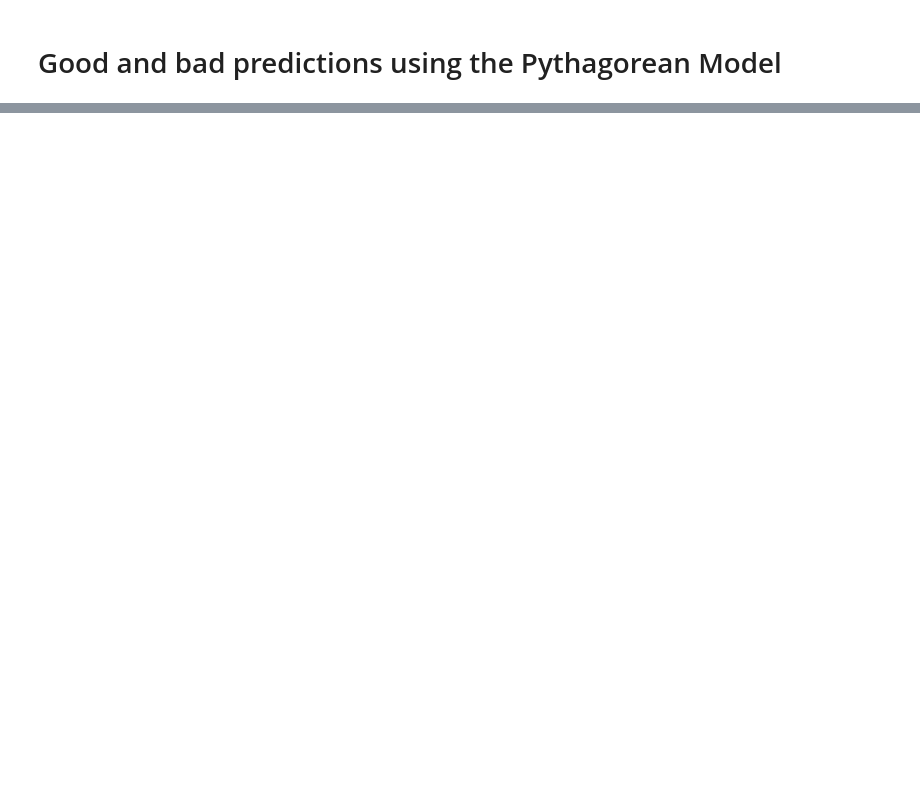
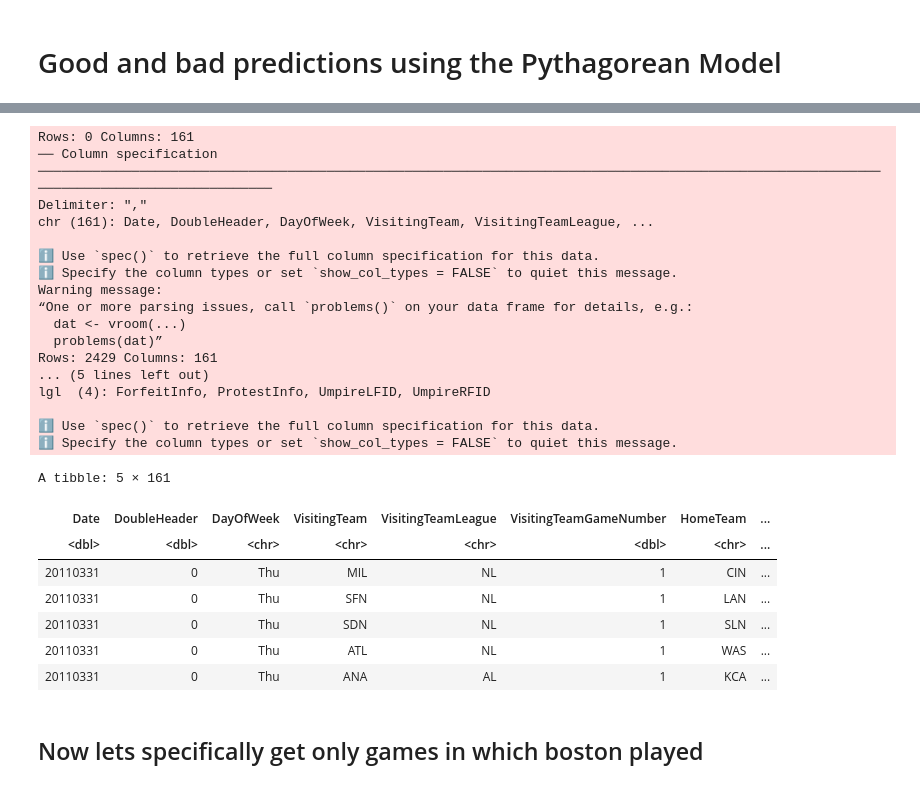
Before and after one commit to jwolfe972/baseball_related, a Jupyter notebook: analyzing_baseball_data_w_r/Relationship_Runs_to_Wins.ipynb, the cells around one changed output, grey strips where cells are left out. Cells and saved outputs as stored; diff of their text form; code cells hidden in the pictures; blank space fills up the shorter version.

```diff
--- a/analyzing_baseball_data_w_r/Relationship_Runs_to_Wins.ipynb
+++ b/analyzing_baseball_data_w_r/Relationship_Runs_to_Wins.ipynb
@@ -245,0 +238,37 @@ logR_ratio
+# %%
+# bring in 2011 season data from retrosheets
+season_headers <- read_csv('datasets/game_log_header.csv')
+season_data_2021_gbg <- read_csv('datasets/gl2011.txt',
+                                 col_names = names(season_headers),
+na = character())
+
+
+head(season_data_2021_gbg,5)
+# %% [output]
+Rows: 0 Columns: 161
+── Column specification ──────────────────────────────────────────────────────────────────────────────────────────────────────────────────────────────────────────
+Delimiter: ","
+chr (161): Date, DoubleHeader, DayOfWeek, VisitingTeam, VisitingTeamLeague, ...
+
+ℹ Use `spec()` to retrieve the full column specification for this data.
+ℹ Specify the column types or set `show_col_types = FALSE` to quiet this message.
+Warning message:
+“One or more parsing issues, call `problems()` on your data frame for details, e.g.:
+  dat <- vroom(...)
+  problems(dat)”
+Rows: 2429 Columns: 161
+... (5 lines left out)
+lgl  (4): ForfeitInfo, ProtestInfo, UmpireLFID, UmpireRFID
+
+ℹ Use `spec()` to retrieve the full column specification for this data.
+ℹ Specify the column types or set `show_col_types = FALSE` to quiet this message.
+A tibble: 5 × 161
+| Date | DoubleHeader | DayOfWeek | VisitingTeam | VisitingTeamLeague | VisitingTeamGameNumber | HomeTeam | ... |
+| <dbl> | <dbl> | <chr> | <chr> | <chr> | <dbl> | <chr> | ... |
+| 20110331 | 0 | Thu | MIL | NL | 1 | CIN | ... |
+| 20110331 | 0 | Thu | SFN | NL | 1 | LAN | ... |
+| 20110331 | 0 | Thu | SDN | NL | 1 | SLN | ... |
+| 20110331 | 0 | Thu | ATL | NL | 1 | WAS | ... |
+| 20110331 | 0 | Thu | ANA | AL | 1 | KCA | ... |
+# %% [markdown]
+## Now lets specifically get only games in which boston played
```
Also changed, not shown: parts of 22 cells of this notebook, 2 other files.
